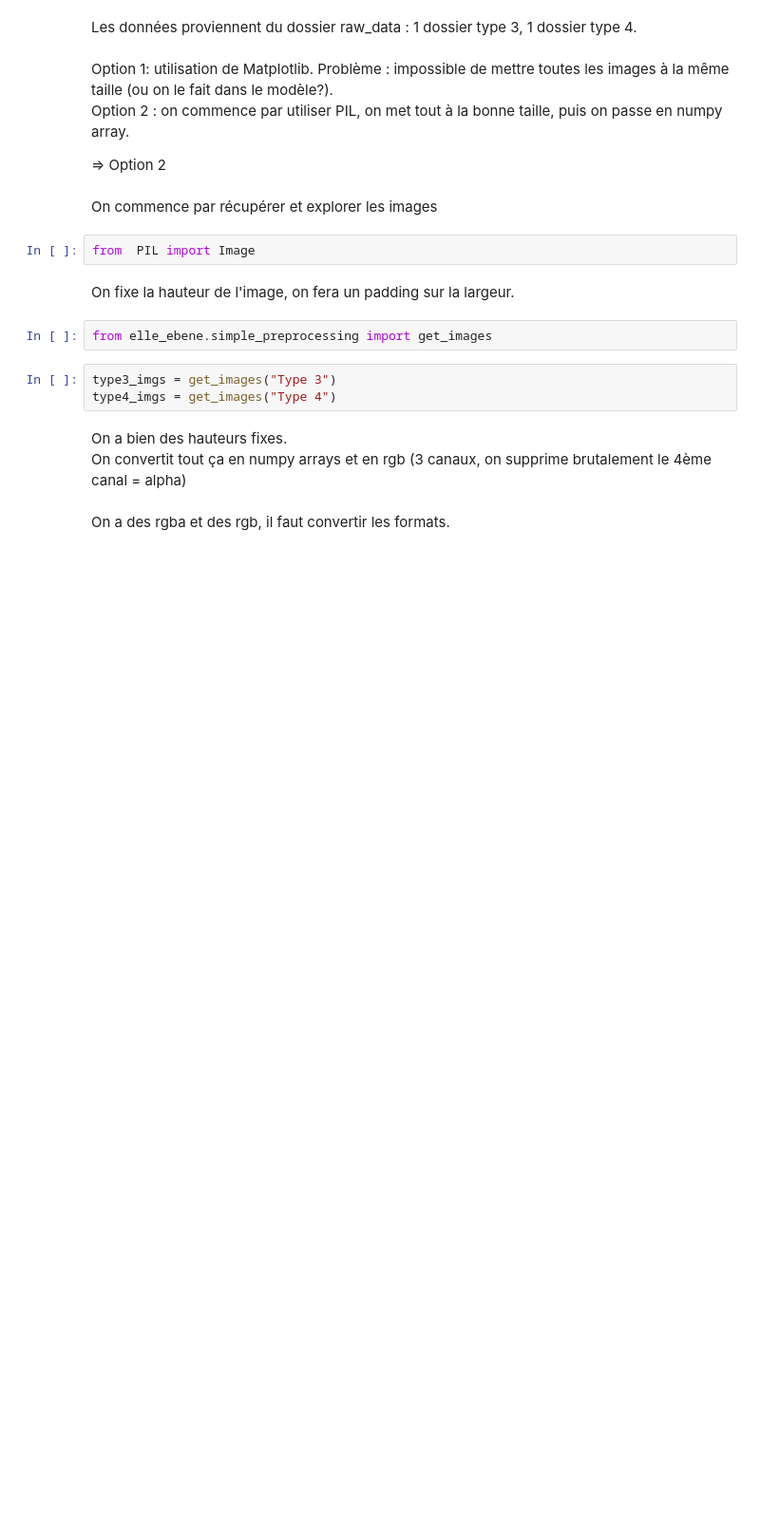
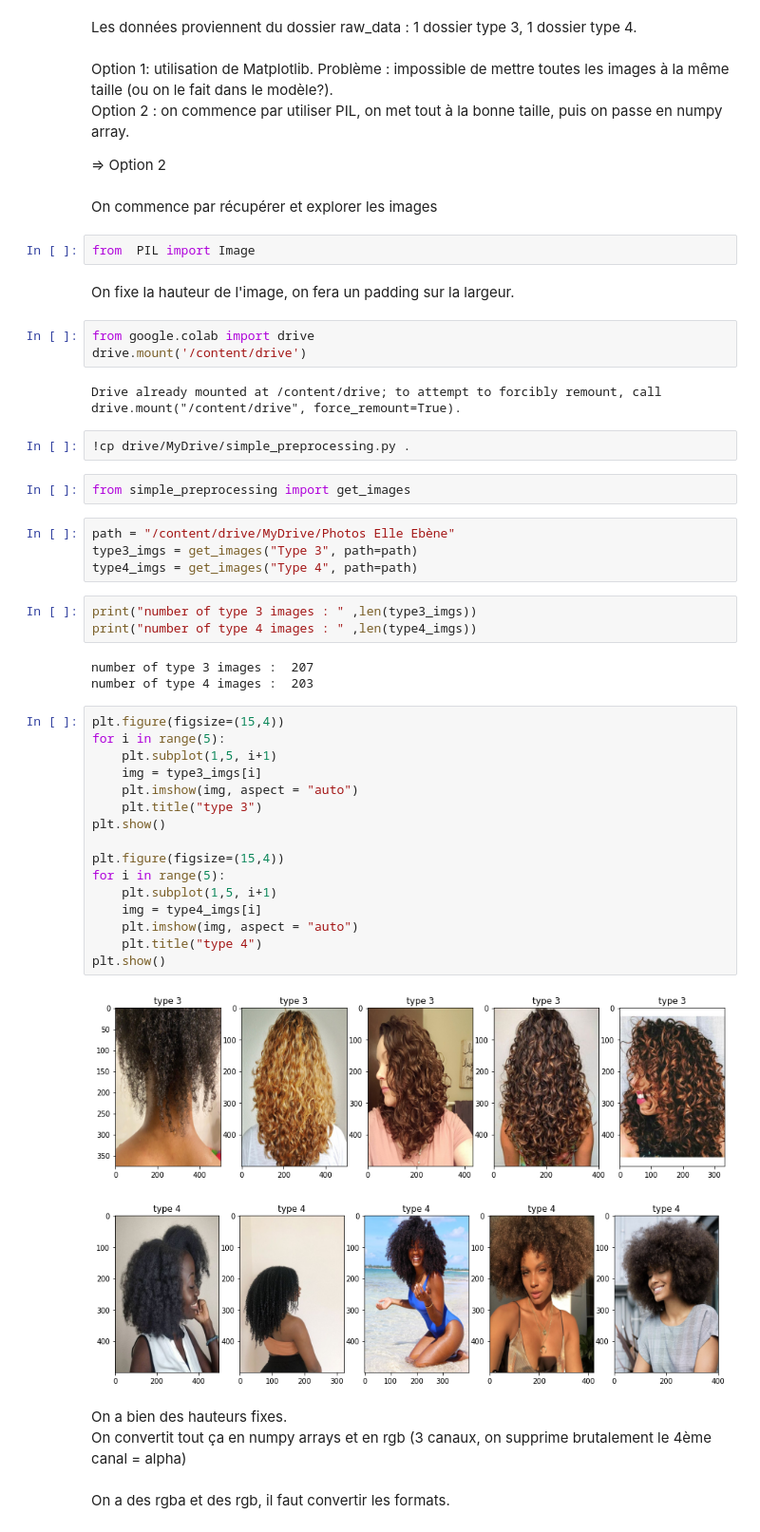
Before and after one commit to Aymeric-B/elle_ebene, a Jupyter notebook: notebooks/aymeric/Baseline model.ipynb, the cells around one changed output. Shown at 95% size. Saved outputs shown, nothing was run; the diff lists cells and outputs as text; blank space fills up the shorter version.

Commit message:
baseline working on Google collab

```diff
--- a/notebooks/aymeric/Baseline model.ipynb
+++ b/notebooks/aymeric/Baseline model.ipynb
@@ -22,11 +22,44 @@ On commence par récupérer et explorer les images
 from  PIL import Image
 # %% [markdown]
 On fixe la hauteur de l'image, on fera un padding sur la largeur.
+# %%
+from google.colab import drive
+drive.mount('/content/drive')
+# %% [output]
+Drive already mounted at /content/drive; to attempt to forcibly remount, call drive.mount("/content/drive", force_remount=True).
+# %%
+!cp drive/MyDrive/simple_preprocessing.py .
 # %%
-from elle_ebene.simple_preprocessing import get_images
+from simple_preprocessing import get_images
 # %%
-type3_imgs = get_images("Type 3")
-type4_imgs = get_images("Type 4")
+path = "/content/drive/MyDrive/Photos Elle Ebène"
+type3_imgs = get_images("Type 3", path=path)
+type4_imgs = get_images("Type 4", path=path)
+# %%
+print("number of type 3 images : " ,len(type3_imgs))
+print("number of type 4 images : " ,len(type4_imgs))
+# %% [output]
+number of type 3 images :  207
+number of type 4 images :  203
+# %%
+plt.figure(figsize=(15,4))
+for i in range(5):
+    plt.subplot(1,5, i+1)
+    img = type3_imgs[i]
+    plt.imshow(img, aspect = "auto")
+    plt.title("type 3")
+plt.show()
+
+plt.figure(figsize=(15,4))
+for i in range(5):
+    plt.subplot(1,5, i+1)
+    img = type4_imgs[i]
+    plt.imshow(img, aspect = "auto")
+    plt.title("type 4")
+plt.show()
+# %% [output]
+[figure, added]
+[figure, added]
 # %% [markdown]
 On a bien des hauteurs fixes.
 On convertit tout ça en numpy arrays et en rgb (3 canaux, on supprime brutalement le 4ème canal = alpha)
```
Also changed, not shown: parts of 41 cells of this notebook, 1 other file.
